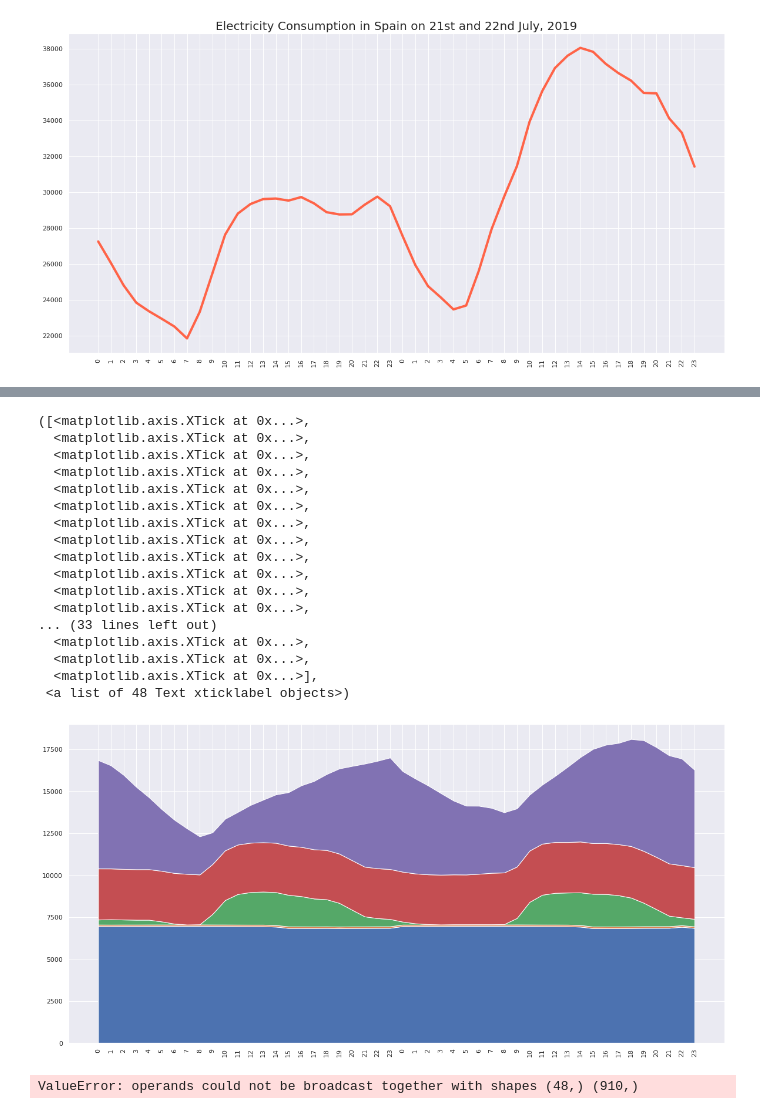
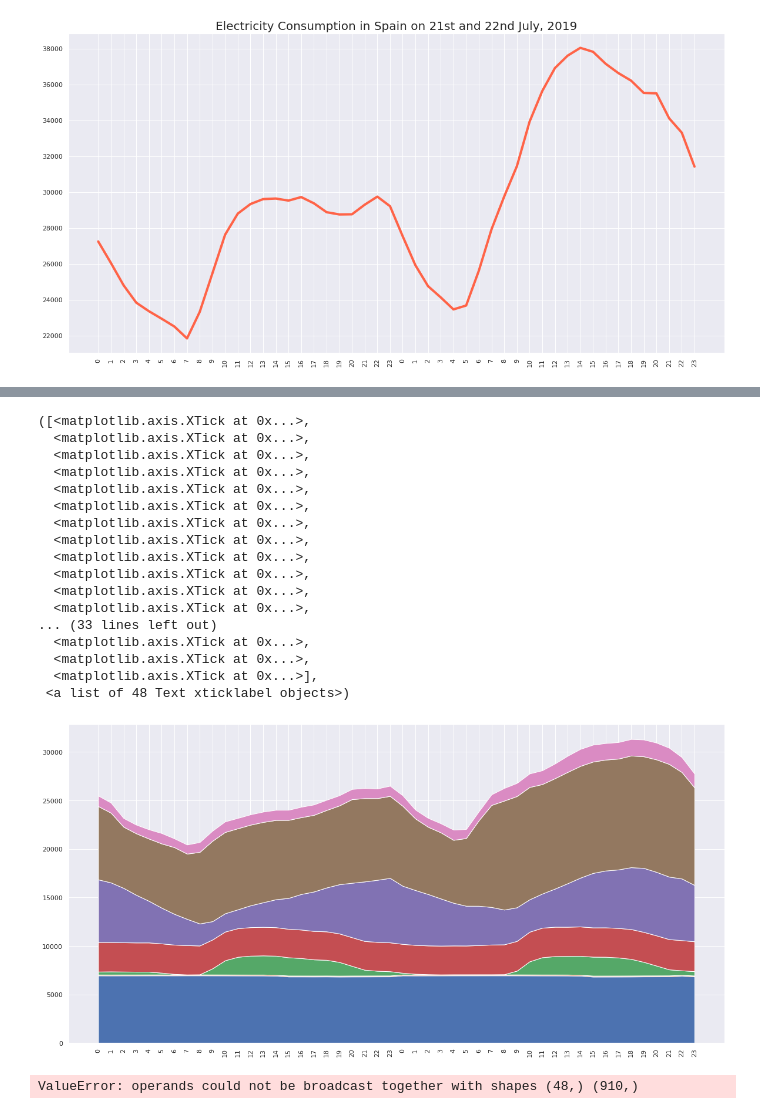
Before and after one commit to ta-data-bcn/Project-Week-5-Your-Own-Project, a Jupyter notebook: your-project/Project_4_Data_Visualization.ipynb, the cells around one changed output, grey strips where cells are left out. Drawn from its saved outputs; the diff is of its cells as text; code cells hidden in the pictures.

Commit message:
new changes stacked graph

```diff
--- a/your-project/Project_4_Data_Visualization.ipynb
+++ b/your-project/Project_4_Data_Visualization.ipynb
@@ -332,34 +332,37 @@ time_series
 # %%
 plt.figure(figsize=(20,10))
 
 y1 = time_series[time_series['name']=='Nuclear']['value']
 y2 = time_series[time_series['name']=='Biogas']['value']
 y3 = time_series[time_series['name']=='SolarThermal']['value']
 y4 = time_series[time_series['name']=='Natural_gas']['value']
 y5 = time_series[time_series['name']=='Wind']['value']
+y6 = time_series[time_series['name']=='CHP']['value']
+y7 = time_series[time_series['name']=='Coal']['value']
 
 
-plt.stackplot(np.arange(48),y1,y2,y3,y4,y5)
+
+plt.stackplot(np.arange(48),y1,y2,y3,y4,y5,y6,y7)
 plt.xticks(np.arange(48), time_series[time_series['name']=='PBF_total']['hour'], rotation='vertical')
 # %% [output]
 ([<matplotlib.axis.XTick at 0x...>,
   <matplotlib.axis.XTick at 0x...>,
   <matplotlib.axis.XTick at 0x...>,
   <matplotlib.axis.XTick at 0x...>,
   <matplotlib.axis.XTick at 0x...>,
   <matplotlib.axis.XTick at 0x...>,
   <matplotlib.axis.XTick at 0x...>,
   <matplotlib.axis.XTick at 0x...>,
   <matplotlib.axis.XTick at 0x...>,
   <matplotlib.axis.XTick at 0x...>,
   <matplotlib.axis.XTick at 0x...>,
   <matplotlib.axis.XTick at 0x...>,
 ... (33 lines left out)
   <matplotlib.axis.XTick at 0x...>,
   <matplotlib.axis.XTick at 0x...>,
   <matplotlib.axis.XTick at 0x...>],
  <a list of 48 Text xticklabel objects>)
-[figure, old version]
+[figure, new version]
 # %%
 plt.figure(figsize=(20,10))
 x=time_series[time_series['name']=='PBF_total']['hour']
```
Also changed, not shown: parts of 1 cell of this notebook, 2 other files.
